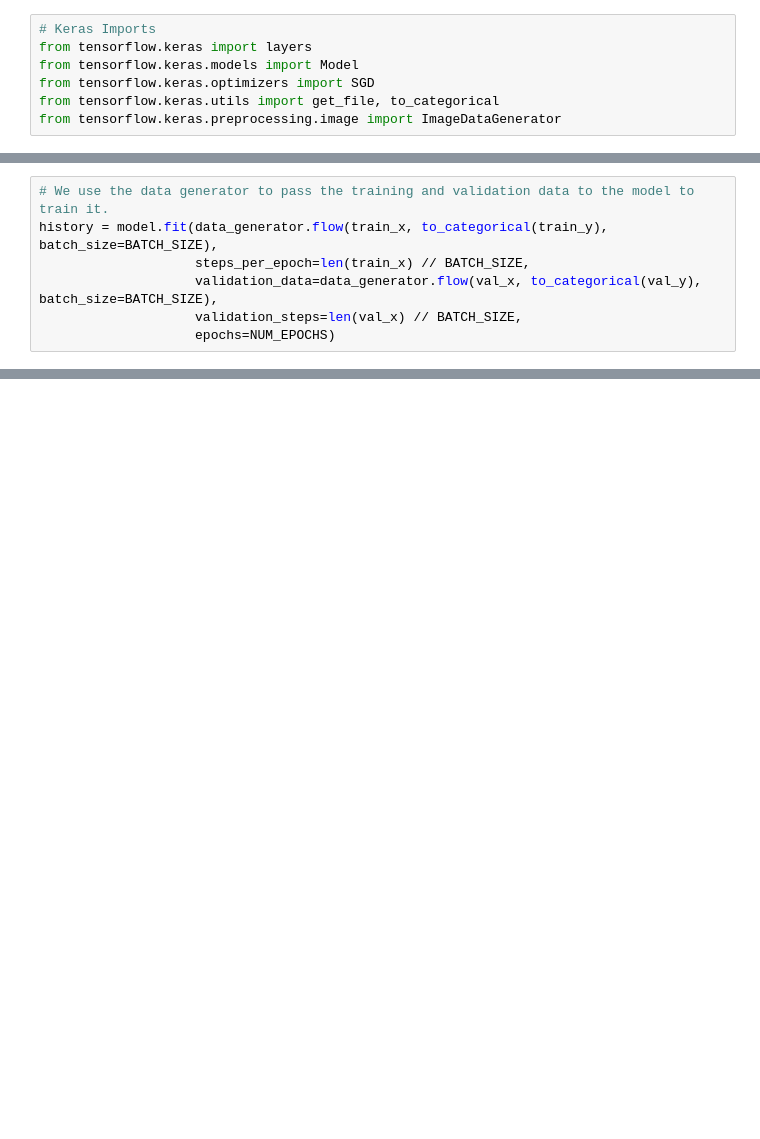
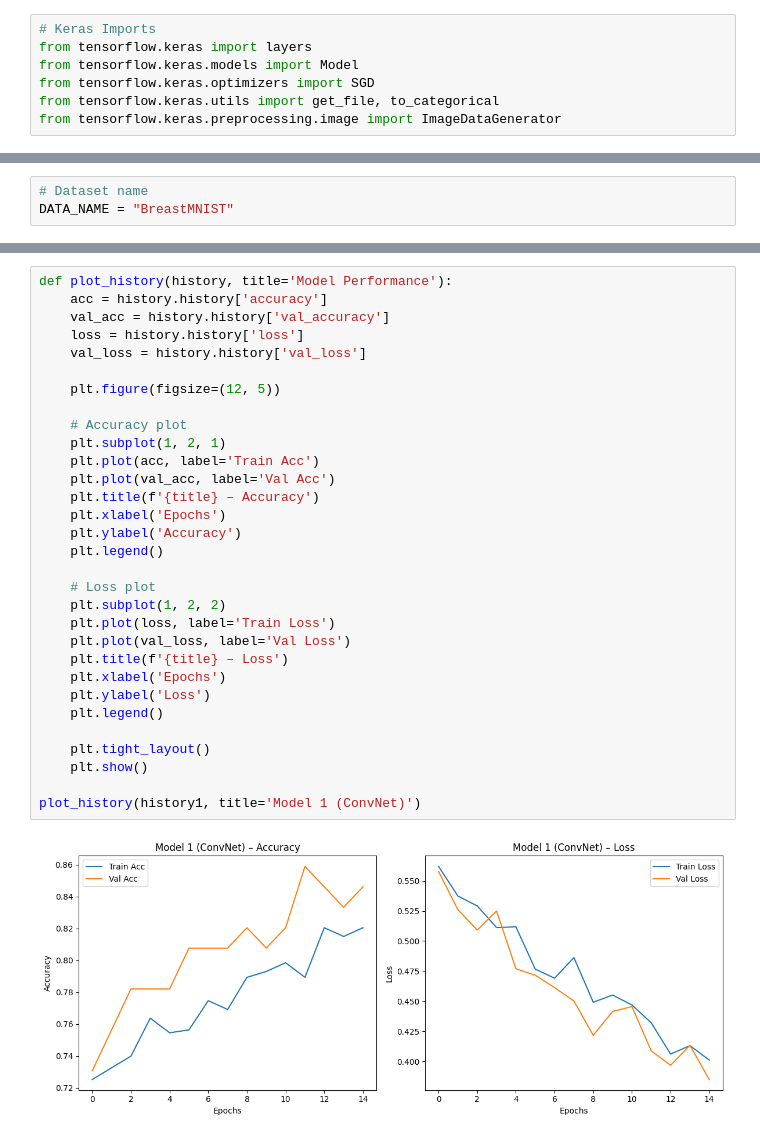
Before and after one commit to S-276/AC_50001, a Jupyter notebook: AC50001_BreastMNIST.ipynb, the cells around one changed output, grey strips where cells are left out. Cells and saved outputs as stored; diff of their text form; blank space fills up the shorter version.

Commit message:
Updated Model 1 and a bit fo model 2

```diff
--- a/AC50001_BreastMNIST.ipynb
+++ b/AC50001_BreastMNIST.ipynb
@@ -195,7 +70,0 @@ model.compile(optimizer=optimiser, loss="categorical_crossentropy", metrics=["ac
-# %%
-# We use the data generator to pass the training and validation data to the model to train it.
-history = model.fit(data_generator.flow(train_x, to_categorical(train_y), batch_size=BATCH_SIZE),
-                    steps_per_epoch=len(train_x) // BATCH_SIZE,
-                    validation_data=data_generator.flow(val_x, to_categorical(val_y), batch_size=BATCH_SIZE),
-                    validation_steps=len(val_x) // BATCH_SIZE,
-                    epochs=NUM_EPOCHS)
@@ -248,0 +71,3 @@ plt.show()
+# %%
+# Dataset name
+DATA_NAME = "BreastMNIST"
@@ -248,0 +264,33 @@ plt.show()
+# %%
+def plot_history(history, title='Model Performance'):
+    acc = history.history['accuracy']
+    val_acc = history.history['val_accuracy']
+    loss = history.history['loss']
+    val_loss = history.history['val_loss']
+
+    plt.figure(figsize=(12, 5))
+
+    # Accuracy plot
+    plt.subplot(1, 2, 1)
+    plt.plot(acc, label='Train Acc')
+    plt.plot(val_acc, label='Val Acc')
+    plt.title(f'{title} – Accuracy')
+    plt.xlabel('Epochs')
+    plt.ylabel('Accuracy')
+    plt.legend()
+
+    # Loss plot
+    plt.subplot(1, 2, 2)
+    plt.plot(loss, label='Train Loss')
+    plt.plot(val_loss, label='Val Loss')
+    plt.title(f'{title} – Loss')
+    plt.xlabel('Epochs')
+    plt.ylabel('Loss')
+    plt.legend()
+
+    plt.tight_layout()
+    plt.show()
+
+plot_history(history1, title='Model 1 (ConvNet)')
+# %% [output]
+[figure, added]
```
Also changed, not shown: parts of 37 cells of this notebook.
